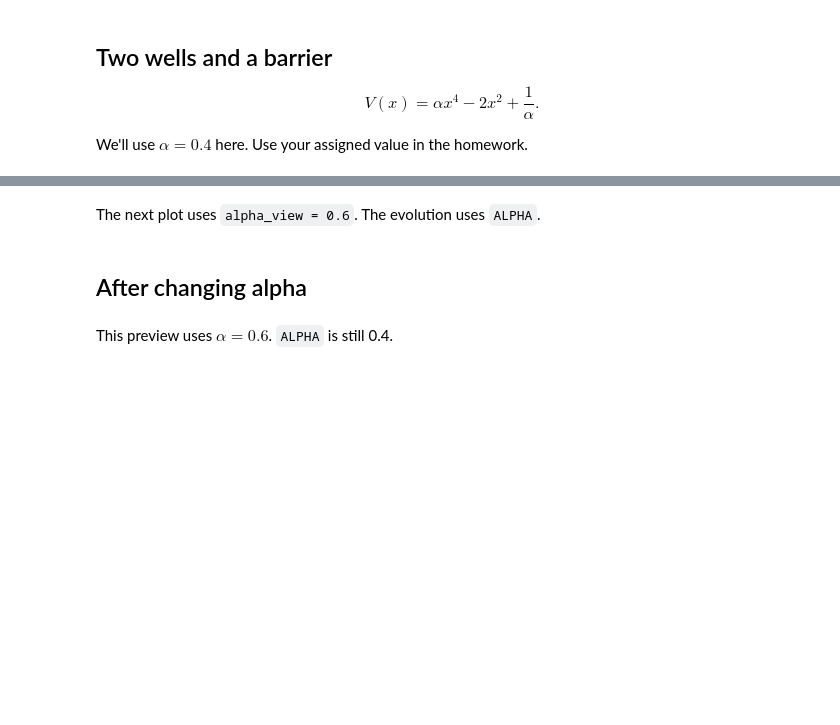
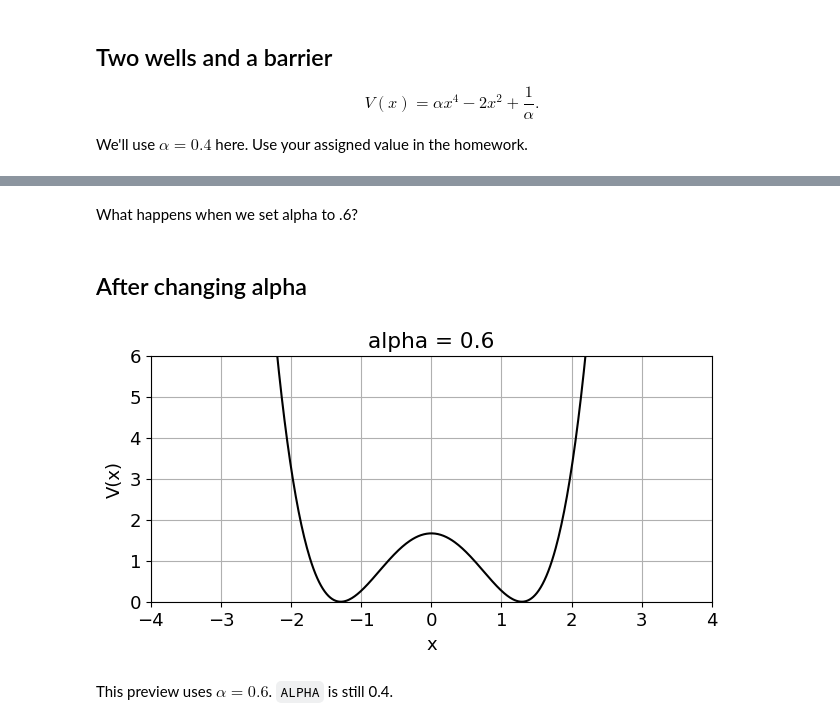
Before and after one commit to jmduarte/phys142, a Jupyter notebook: labs/lab09/lab09.ipynb, the cells around one changed output, grey strips where cells are left out. Saved outputs shown, nothing was run; the diff lists cells and outputs as text; code cells hidden in the pictures; blank space fills up the shorter version.

```diff
--- a/labs/lab09/lab09.ipynb
+++ b/labs/lab09/lab09.ipynb
@@ -56,21 +60,18 @@ plt.show()
 # %% [markdown]
-The next plot uses `alpha_view = 0.6`. The evolution uses `ALPHA`.
+What happens when we set alpha to .6?
 # %% [markdown]
 ## After changing alpha
 # %%
-# and then we use lowercase for more generic variables
-@njit
-def V(x, alpha):
-    return alpha * x**4 - 2 * x**2 + 1 / alpha
-
 alpha_view = .6 # <==========================================
 fig, ax = plt.subplots()
 ax.plot(x, V(x, alpha_view), color="black")
 ax.set(xlabel="x", ylabel="V(x)",
        xlim=(-4, 4), ylim=(0, 6),
        title=f"alpha = {alpha_view}")
 ax.grid(True)
 plt.show()
+# %% [output]
+[figure, added]
 # %% [markdown]
 This preview uses $\alpha=0.6$. `ALPHA` is still 0.4.
 # %% [markdown]
```
Also changed, not shown: parts of 7 cells of this notebook.
